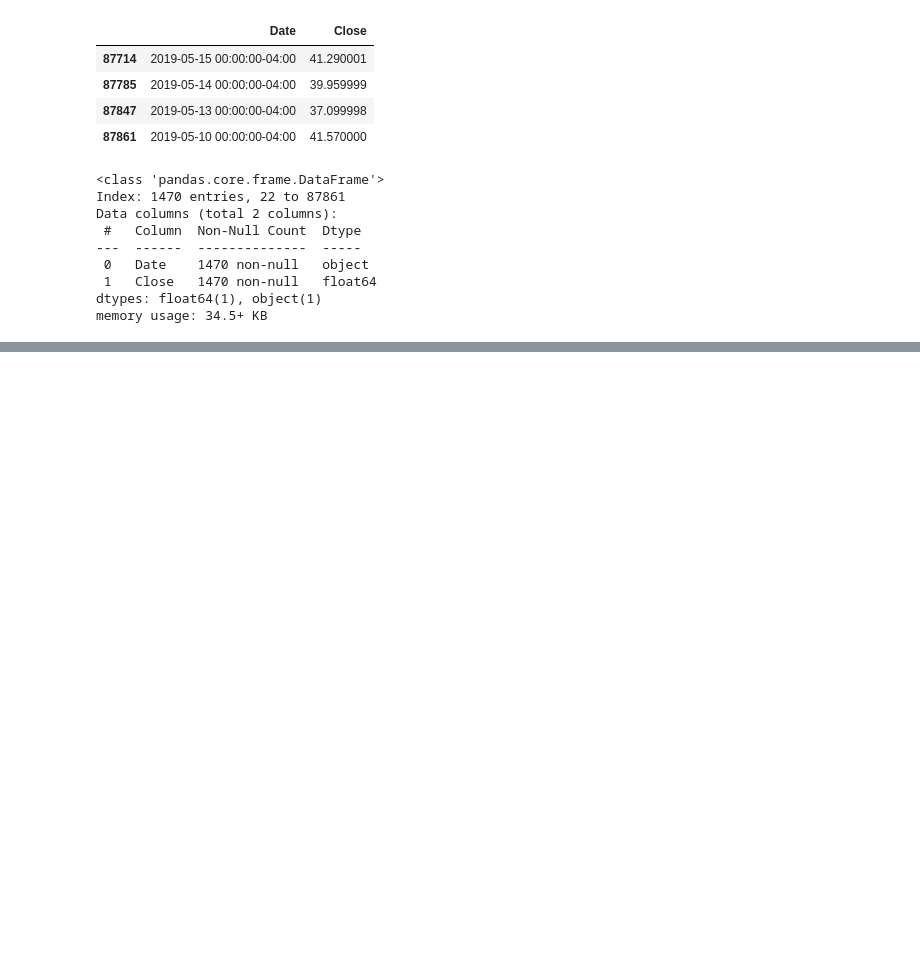
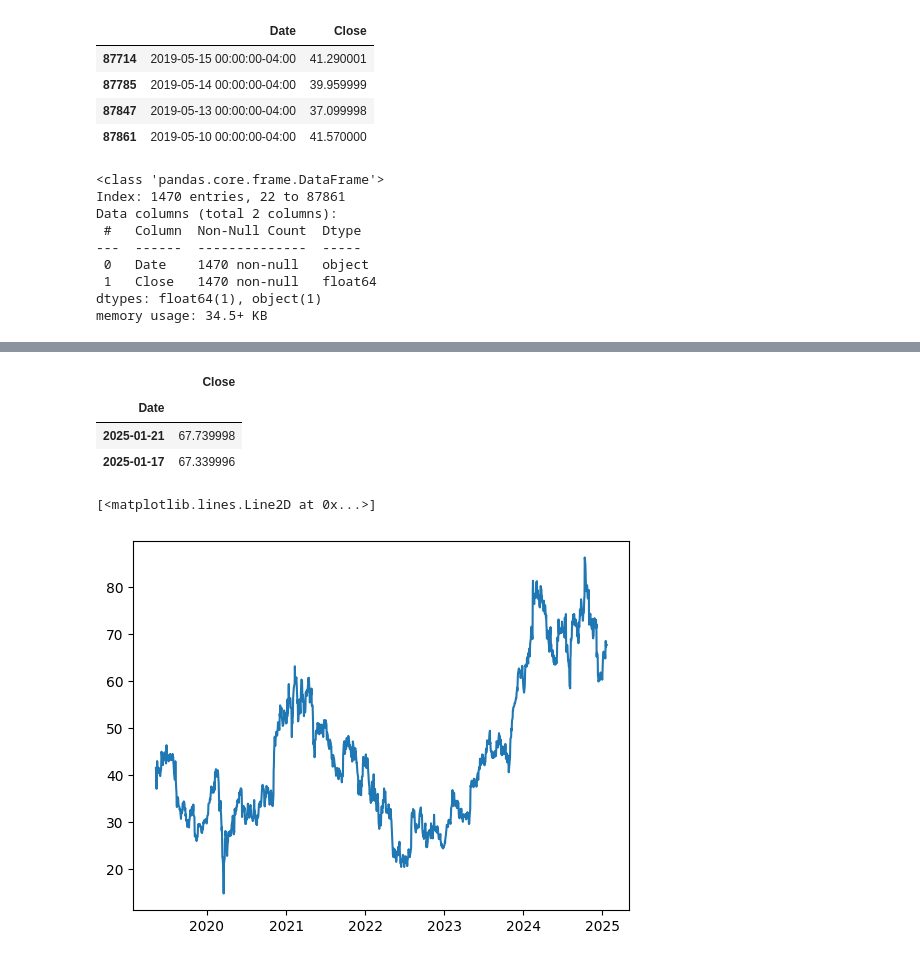
Before and after one commit to Josh0527/Uber-Stcok-Prediction-Model, a Jupyter notebook: Stock_Prediction_Model_(Uber).ipynb, the cells around one changed output, grey strips where cells are left out. Cells and saved outputs as stored; diff of their text form; code cells hidden in the pictures; blank space fills up the shorter version.

```diff
--- a/Stock_Prediction_Model_(Uber).ipynb
+++ b/Stock_Prediction_Model_(Uber).ipynb
@@ -91,11 +91,3 @@ Data columns (total 2 columns):
  1   Close   1470 non-null   float64
 dtypes: float64(1), object(1)
 memory usage: 34.5+ KB
-# %%
-#covert to date dt
-import datetime
-
-def str_to_dt(s):
-    split = s.split('-')
-    year, month, day = int(split[0]), int(split[1]), int(split[2])
-    return datetime.datetime(year=year, month=month, day=day)
@@ -105,0 +94,16 @@ Timestamp('2019-05-15 00:00:00')
+# %%
+#convert to local time
+#convert to Datetime
+import pytz
+
+def str_to_dt(date):
+    x = pd.to_datetime(date)  # Convert string to datetime
+    if x.tzinfo is None:  # Check if naive (no timezone)
+        x = x.tz_localize("UTC")  # Localize to UTC
+    lagos_tz = pytz.timezone("Africa/Lagos")  # Define Lagos timezone
+    return x.tz_convert(lagos_tz)  # Convert to Lagos time
+
+#check
+date_str = "2024-01-29 12:00:00"
+converted_date = str_to_dt(date_str)
+print(converted_date)
@@ -110,0 +135,3 @@ NameError: name 'df3' is not defined
+# %%
+df3['Date'] = pd.to_datetime(df3['Date']).dt.date
+df3.Date
@@ -110,0 +158,17 @@ NameError: name 'df3' is not defined
+# %%
+df3.index = df3.pop('Date')
+df3.head(2)
+# %% [output]
+|  | Close |
+| Date |  |
+| 2025-01-21 | 67.739998 |
+| 2025-01-17 | 67.339996 |
+# %%
+#plot time-series
+
+import matplotlib.pyplot as plt
+
+plt.plot(df3.index, df3['Close'])
+# %% [output]
+[<matplotlib.lines.Line2D at 0x...>]
+[figure, added]
```
Also changed, not shown: parts of 5 cells of this notebook.
